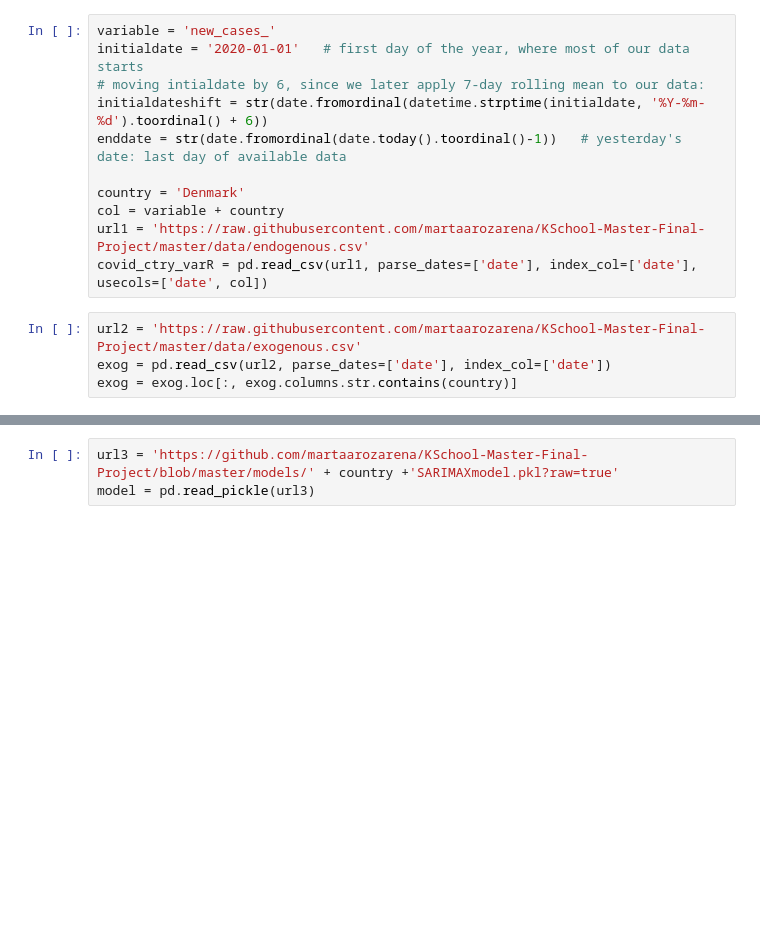
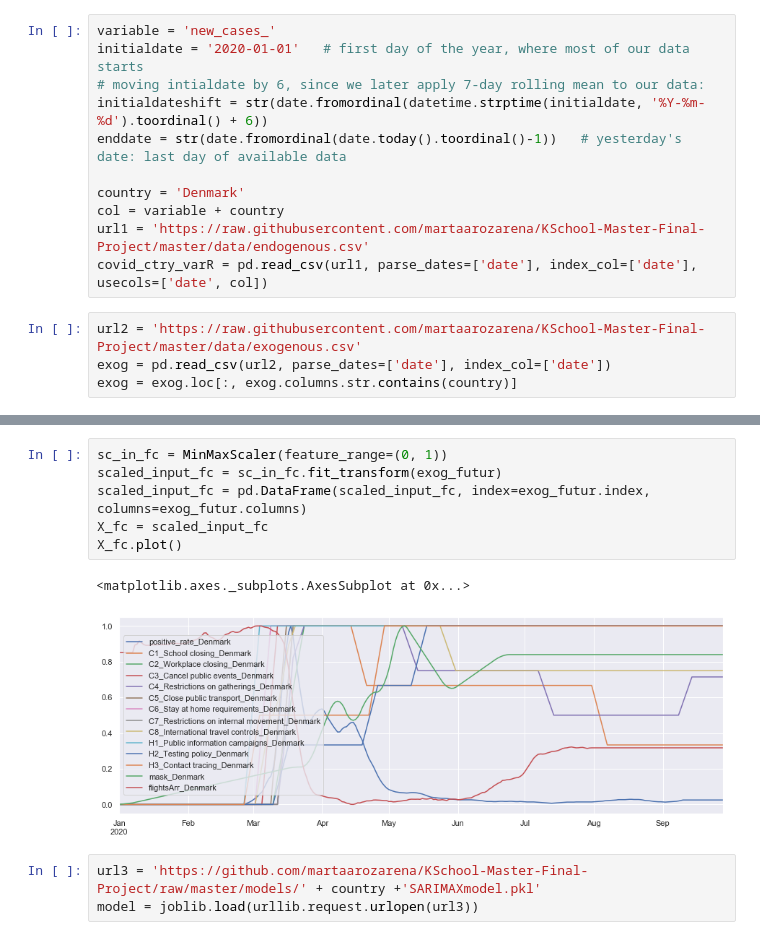
Before and after one commit to martaarozarena/KSchool-Master-Final-Project, a Jupyter notebook: testingStream.ipynb, the cells around one changed output, grey strips where cells are left out. Saved outputs shown, nothing was run; the diff lists cells and outputs as text; blank space fills up the shorter version.

```diff
--- a/testingStream.ipynb
+++ b/testingStream.ipynb
@@ -57,4 +62,13 @@ futur.plot()
+# %%
+sc_in_fc = MinMaxScaler(feature_range=(0, 1))
+scaled_input_fc = sc_in_fc.fit_transform(exog_futur)
+scaled_input_fc = pd.DataFrame(scaled_input_fc, index=exog_futur.index, columns=exog_futur.columns)
+X_fc = scaled_input_fc
+X_fc.plot()
+# %% [output]
+<matplotlib.axes._subplots.AxesSubplot at 0x...>
+[figure, added]
 # %%
-url3 = 'https://github.com/martaarozarena/KSchool-Master-Final-Project/blob/master/models/' + country +'SARIMAXmodel.pkl?raw=true'
-model = pd.read_pickle(url3)
+url3 = 'https://github.com/martaarozarena/KSchool-Master-Final-Project/raw/master/models/' + country +'SARIMAXmodel.pkl'
+model = joblib.load(urllib.request.urlopen(url3))
 # %%
```
Also changed, not shown: parts of 22 cells of this notebook, 4 other files.
